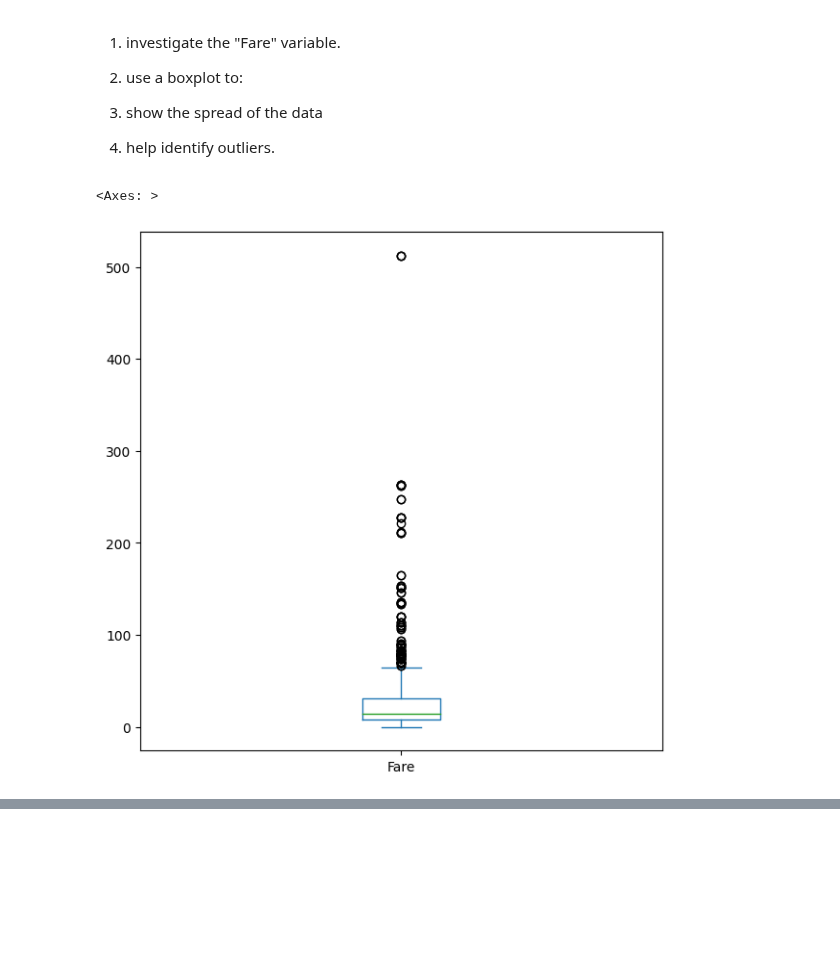
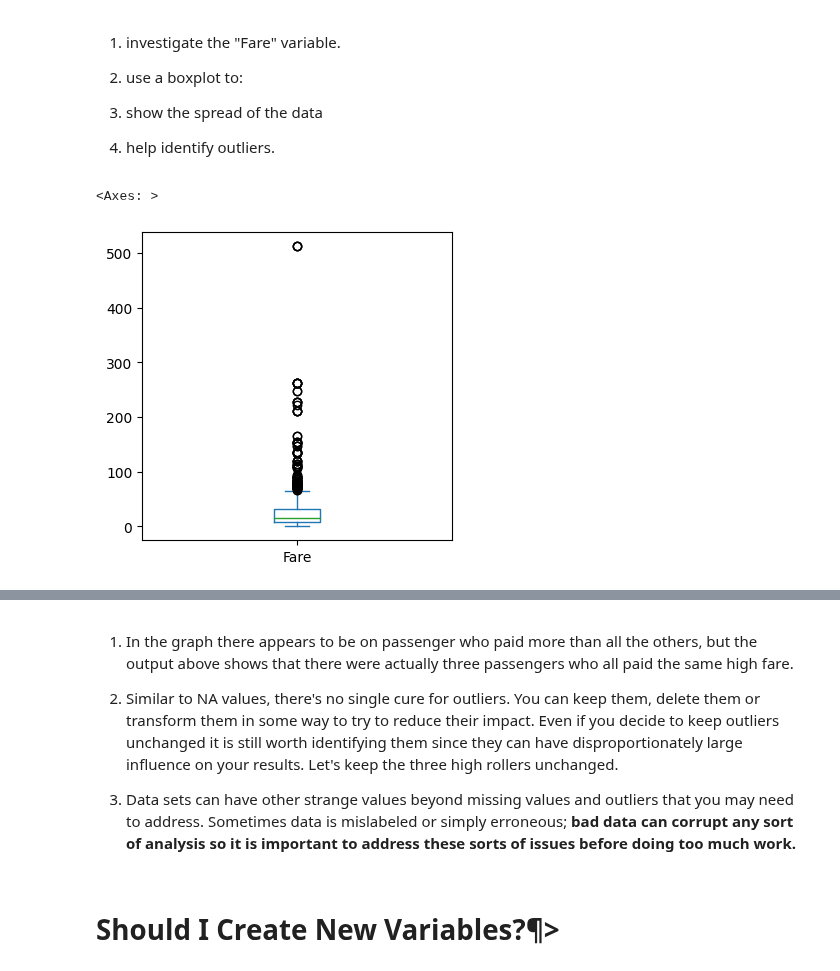
Before and after one commit to yigaai/StoryTelling_with_Data_myTelescope, a Jupyter notebook: data-exploration-and-cleaning.ipynb, the cells around one changed output, grey strips where cells are left out. Saved outputs shown, nothing was run; the diff lists cells and outputs as text; code cells hidden in the pictures; blank space fills up the shorter version.

Commit message:
Kaggle Notebook | Data_Exploration_and_Cleaning | data_cleaning_and_exploration

```diff
--- a/data-exploration-and-cleaning.ipynb
+++ b/data-exploration-and-cleaning.ipynb
@@ -647,9 +647,9 @@ array([[<Axes: title={'center': 'Age'}>]], dtype=object)
 4. help identify outliers.
 # %%
 titanic_train['Fare'].plot(kind = 'box',
-                           figsize = (7, 7 )
+                           figsize = (4, 4)
                           )
 # %% [output]
 <Axes: >
-[figure, old version]
+[figure, new version]
 # %%
@@ -661,3 +663,11 @@ titanic_train.loc[index]
 | 258 | 1 | Class1 | Ward, Miss. Anna | female | 35.0 | 0 | 0 | 512.3292 | n | C |
 | 679 | 1 | Class1 | Cardeza, Mr. Thomas Drake Martinez | male | 36.0 | 0 | 1 | 512.3292 | B | C |
 | 737 | 1 | Class1 | Lesurer, Mr. Gustave J | male | 35.0 | 0 | 0 | 512.3292 | B | C |
+# %% [markdown]
+1. In the graph there appears to be on passenger who paid more than all the others, but the output above shows that there were actually three passengers who all paid the same high fare.
+
+2. Similar to NA values, there's no single cure for outliers. You can keep them, delete them or transform them in some way to try to reduce their impact. Even if you decide to keep outliers unchanged it is still worth identifying them since they can have disproportionately large influence on your results. Let's keep the three high rollers unchanged.
+
+3. Data sets can have other strange values beyond missing values and outliers that you may need to address. Sometimes data is mislabeled or simply erroneous; **bad data can corrupt any sort of analysis so it is important to address these sorts of issues before doing too much work.**
+# %% [markdown]
+# Should I Create New Variables?¶>
```
Also changed, not shown: parts of 5 cells of this notebook.
